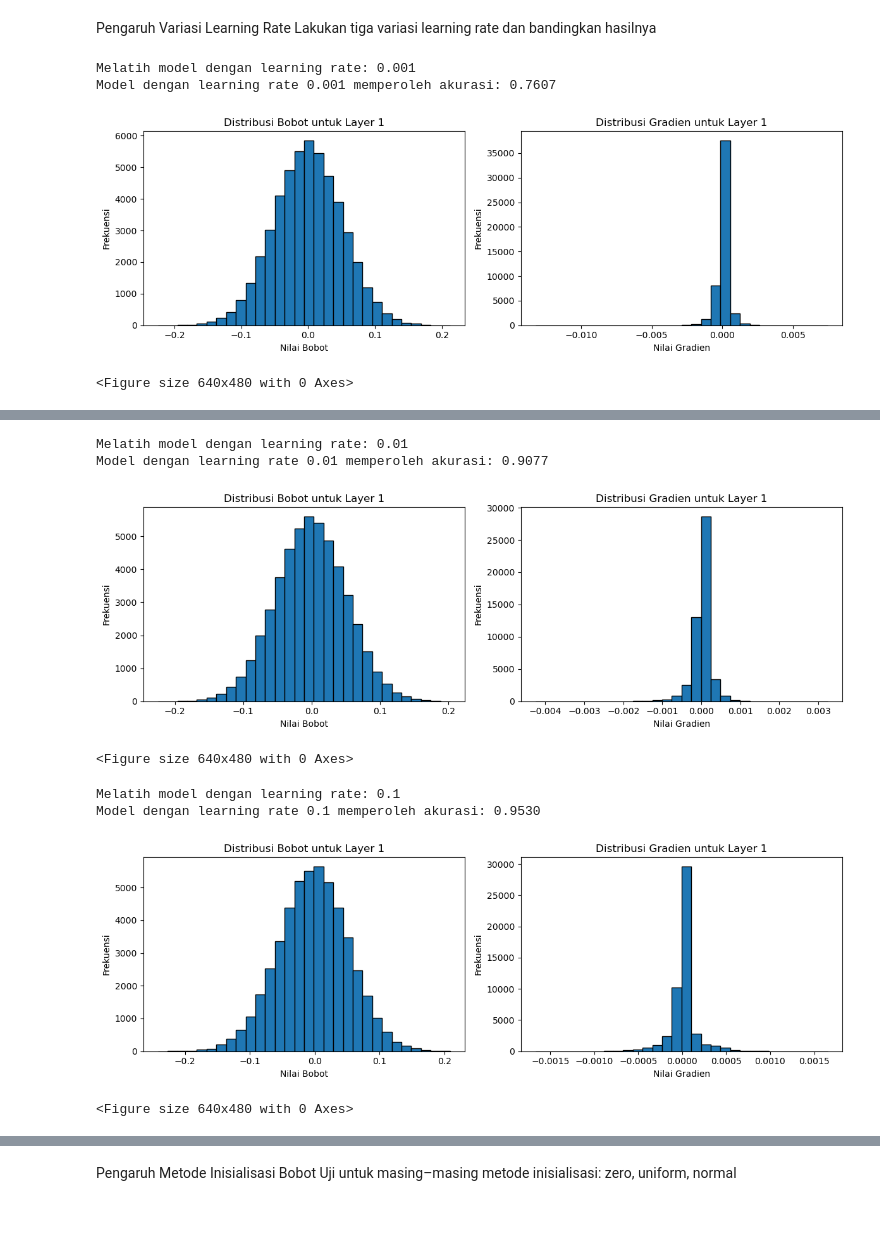
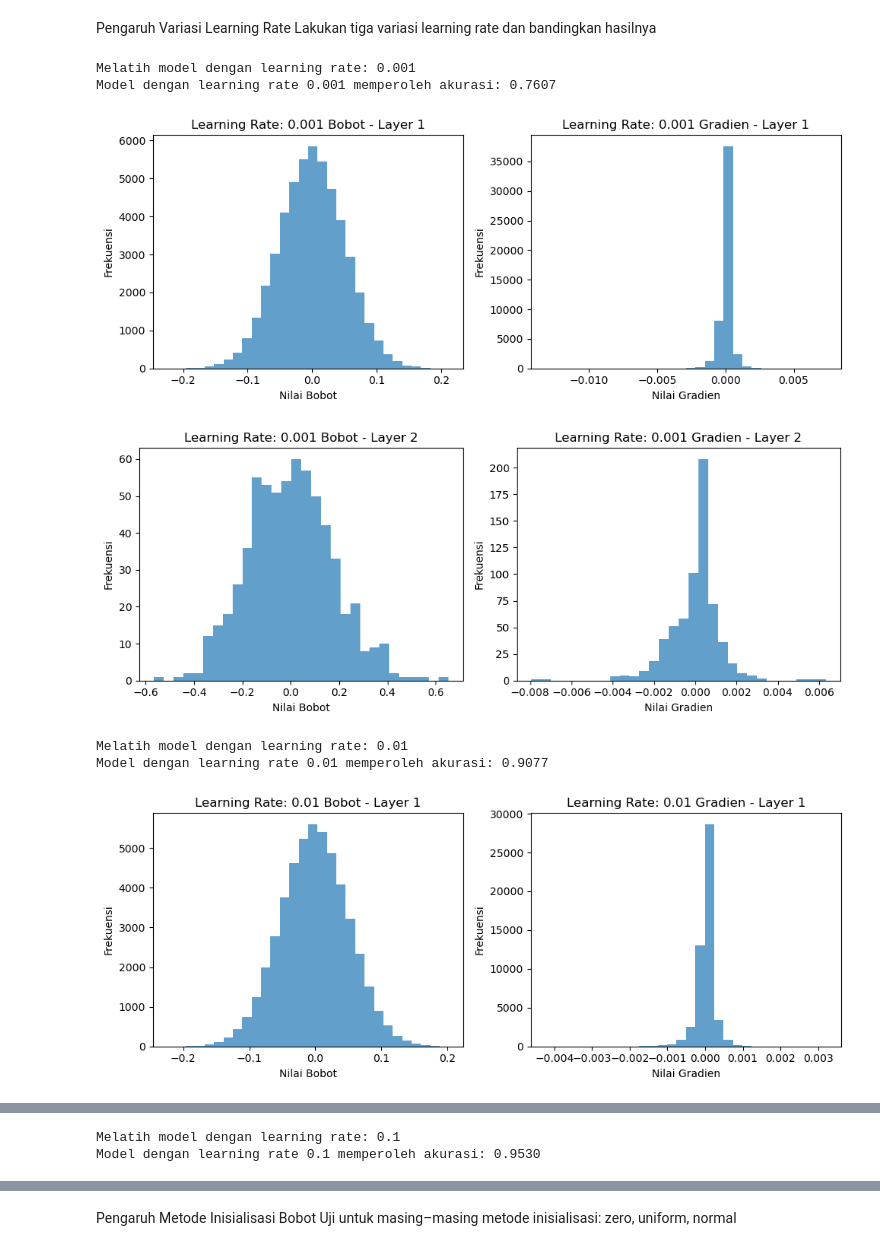
Before and after one commit to wegeh/Tubes-1-IF3270, a Jupyter notebook: src/main.ipynb, the cells around one changed output, grey strips where cells are left out. Saved outputs shown, nothing was run; the diff lists cells and outputs as text; code cells hidden in the pictures; blank space fills up the shorter version.

```diff
--- a/src/main.ipynb
+++ b/src/main.ipynb
@@ -206,15 +227,13 @@ Model dengan 3 hidden layer memperoleh akurasi: 0.9136
 Pengaruh Fungsi Aktivasi Hidden Layer
 Uji untuk setiap fungsi aktivasi (kecuali softmax) pada hidden layer
 # %%
-# Code Block 4: Uji pengaruh fungsi aktivasi hidden layer
 import numpy as np
 import matplotlib.pyplot as plt
 from ffnn import FFNN
 from activation import linear, relu, sigmoid, tanh, leaky_relu, elu, softmax
-from initialization import init_weights_uniform
+from initialization import init_weights_he
 from loss import categorical_cross_entropy_loss, d_categorical_cross_entropy_loss
 
-# Daftar fungsi aktivasi yang akan diuji untuk hidden layer
 activations_to_test = {
     'linear': linear,
     'relu': relu,
@@ -236,7 +255,6 @@ results_activation = {}
 for name, act_func in activations_to_test.items():
     print(f"Melatih model dengan fungsi aktivasi hidden: {name}")
     layers = [input_dim, hidden_dim, output_dim]
-    # Gunakan fungsi aktivasi uji untuk hidden layer dan softmax untuk output layer
     activations = [act_func, softmax]
 
     init_params = {'lower_bound': 0, 'upper_bound': 0.5, 'seed': 42}
@@ -260,19 +278,15 @@ for name, act_func in activations_to_test.items():
     results_activation[name] = {'accuracy': accuracy, 'history': history}
     print(f"Model dengan aktivasi {name} memperoleh akurasi: {accuracy:.4f}")
 
-    # Plot distribusi bobot dan gradien pada hidden layer (misal: layer 1)
-    model.plot_weight_and_gradient_distribution([1])
-    plt.suptitle(f"Distribusi Bobot dan Gradien (Aktivasi: {name})")
-    plt.show()
+    plot_weight_gradient_distribution(model, title_prefix=f"Aktivasi: {name}")
 
 # Plot grafik loss pelatihan & validasi untuk tiap fungsi aktivasi
 plt.figure(figsize=(10, 6))
 for name in activations_to_test.keys():
     plt.plot(results_activation[name]['history']['train_loss'], label=f'{name} Train')
-    plt.plot(results_activation[name]['history']['val_loss'], label=f'{name} Val', linestyle='--')
 plt.xlabel('Epoch')
 plt.ylabel('Loss')
-plt.title('Loss Pelatihan & Validasi untuk Berbagai Fungsi Aktivasi')
+plt.title('Loss Pelatihan untuk Berbagai Fungsi Aktivasi')
 plt.legend()
 plt.show()
 # %% [output]
@@ -297,7 +329,6 @@ Model dengan aktivasi tanh memperoleh akurasi: 0.8967
 Pengaruh Variasi Learning Rate
 Lakukan tiga variasi learning rate dan bandingkan hasilnya
 # %%
-# Code Block 5: Uji pengaruh variasi learning rate
 import numpy as np
 import matplotlib.pyplot as plt
 from ffnn import FFNN
@@ -325,38 +356,38 @@ for lr in learning_rates:
                  activations=activations,
                  loss_func=categorical_cross_entropy_loss,
                  loss_grad=d_categorical_cross_entropy_loss,
                  init_method=init_weights_he,
                  init_params=init_params)
 
     history = model.train(X_train, y_train, X_val, y_val,
                           batch_size=batch_size, epochs=epochs,
                           learning_rate=lr, verbose=0)
 
     y_pred = model.forward(X_val)
     final_pred = np.argmax(y_pred, axis=1)
     true_labels = np.argmax(y_val, axis=1)
     accuracy = np.mean(final_pred == true_labels)
 
     results_lr[lr] = {'accuracy': accuracy, 'history': history}
     print(f"Model dengan learning rate {lr} memperoleh akurasi: {accuracy:.4f}")
 
-    # Plot distribusi bobot dan gradien pada hidden layer (misal: layer 1)
-    model.plot_weight_and_gradient_distribution([1])
-    plt.suptitle(f"Distribusi Bobot dan Gradien (Learning Rate: {lr})")
-    plt.show()
+    # Panggil fungsi plotting untuk semua layer
+    plot_weight_gradient_distribution(model, title_prefix=f"Learning Rate: {lr}")
 
 # Plot grafik loss pelatihan & validasi untuk tiap variasi learning rate
 plt.figure(figsize=(10, 6))
 for lr in learning_rates:
     plt.plot(results_lr[lr]['history']['train_loss'], label=f'LR {lr} Train')
-    plt.plot(results_lr[lr]['history']['val_loss'], label=f'LR {lr} Val', linestyle='--')
 plt.xlabel('Epoch')
 plt.ylabel('Loss')
-plt.title('Loss Pelatihan & Validasi untuk Variasi Learning Rate')
+plt.title('Loss Pelatihan untuk Variasi Learning Rate')
 plt.legend()
 plt.show()
 # %% [output]
 Melatih model dengan learning rate: 0.001
 Model dengan learning rate 0.001 memperoleh akurasi: 0.7607
-[figure, old version]
+[figure, new version]
+[figure, new version]
-<Figure size 640x480 with 0 Axes>
+Melatih model dengan learning rate: 0.01
+Model dengan learning rate 0.01 memperoleh akurasi: 0.9077
+[figure, new version]
@@ -363,8 +395,2 @@ Model dengan learning rate 0.001 memperoleh akurasi: 0.7607
-Melatih model dengan learning rate: 0.01
-Model dengan learning rate 0.01 memperoleh akurasi: 0.9077
+Melatih model dengan learning rate: 0.1
+Model dengan learning rate 0.1 memperoleh akurasi: 0.9530
-[figure, old version]
-<Figure size 640x480 with 0 Axes>
-Melatih model dengan learning rate: 0.1
-Model dengan learning rate 0.1 memperoleh akurasi: 0.9530
-[figure, old version]
-<Figure size 640x480 with 0 Axes>
```
Also changed, not shown: parts of 9 cells of this notebook.
